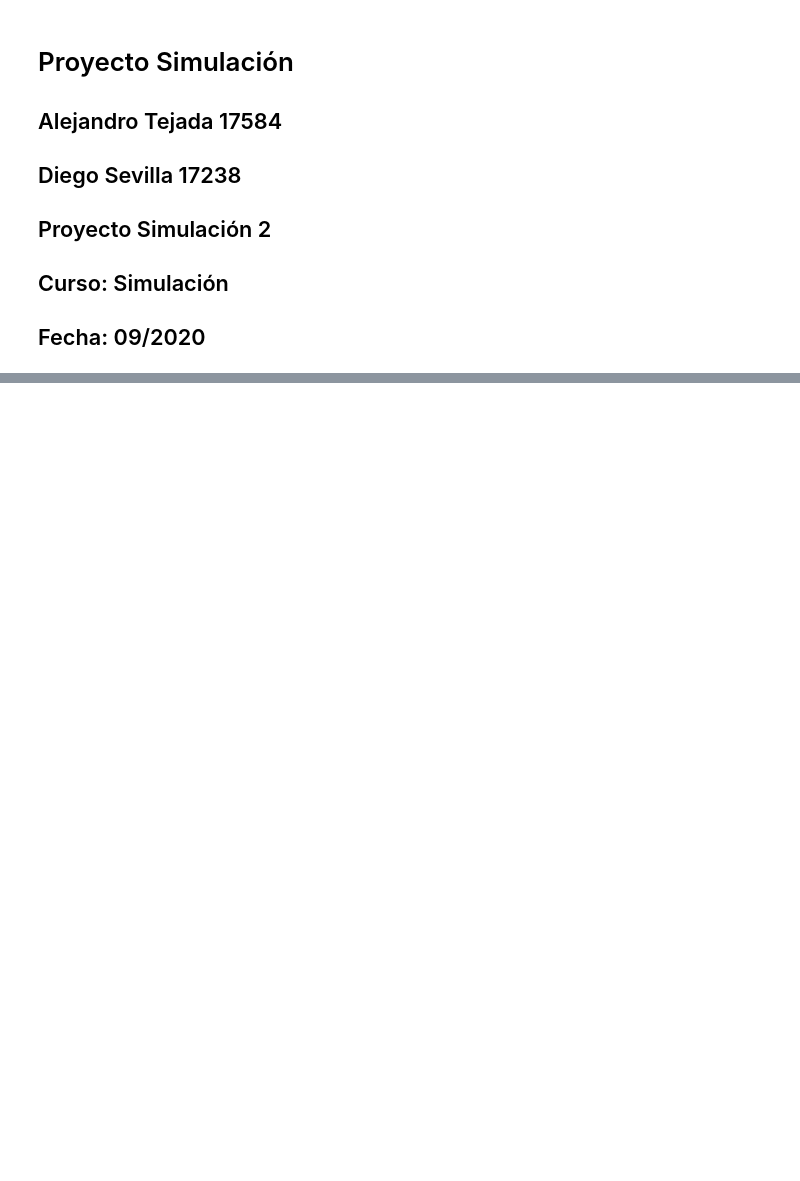
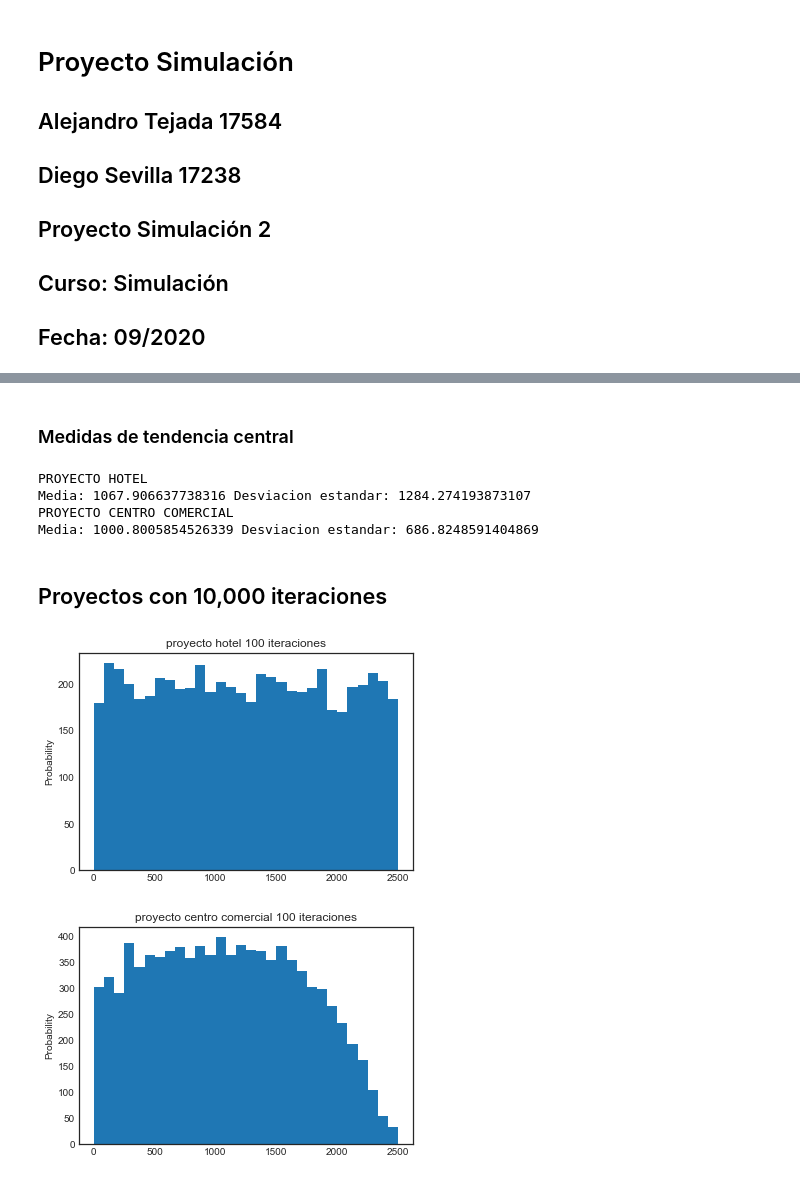
Before and after one commit to tej17584/simulacionMiniProyecto2, a Jupyter notebook: MiniProyecto2 Simulacion.ipynb, the cells around one changed output, grey strips where cells are left out. Drawn from its saved outputs; the diff is of its cells as text; code cells hidden in the pictures; blank space fills up the shorter version.

```diff
--- a/MiniProyecto2 Simulacion.ipynb
+++ b/MiniProyecto2 Simulacion.ipynb
@@ -152,0 +269,32 @@ plt.hist(NewArray, color='#2BB218')
+# %% [markdown]
+### Medidas de tendencia central
+# %%
+print('PROYECTO HOTEL')
+print('Media: '+ str(arr1.mean()) + ' Desviacion estandar: '+str(arr1.std()) )
+print('PROYECTO CENTRO COMERCIAL')
+print('Media: '+ str(arr2.mean()) + ' Desviacion estandar: '+str(arr2.std()) )
+# %% [output]
+PROYECTO HOTEL
+Media: 1067.906637738316 Desviacion estandar: 1284.274193873107
+PROYECTO CENTRO COMERCIAL
+Media: 1000.8005854526339 Desviacion estandar: 686.8248591404869
+# %% [markdown]
+## Proyectos con 10,000 iteraciones
+# %%
+#Proyecto hotel 10000 iteraciones
+arr1 = p_hotel(10000)
+arr1 = np.delete(arr1, 0)
+fig = plt.figure(figsize =(6, 4))
+plt.title("proyecto hotel 100 iteraciones")
+plt.hist(arr1, bins=30,range=(0,2500))
+plt.ylabel('Probability');
+#Proyecto centro comercial 10000 iteraciones
+arr2 = p_centro(10000)
+arr2 = np.delete(arr2, 0)
+fig = plt.figure(figsize =(6, 4))
+plt.title("proyecto centro comercial 100 iteraciones")
+plt.hist(arr2, bins=30,range=(0,2500))
+plt.ylabel('Probability');
+# %% [output]
+[figure, added]
+[figure, added]
```
Also changed, not shown: parts of 16 cells of this notebook.
